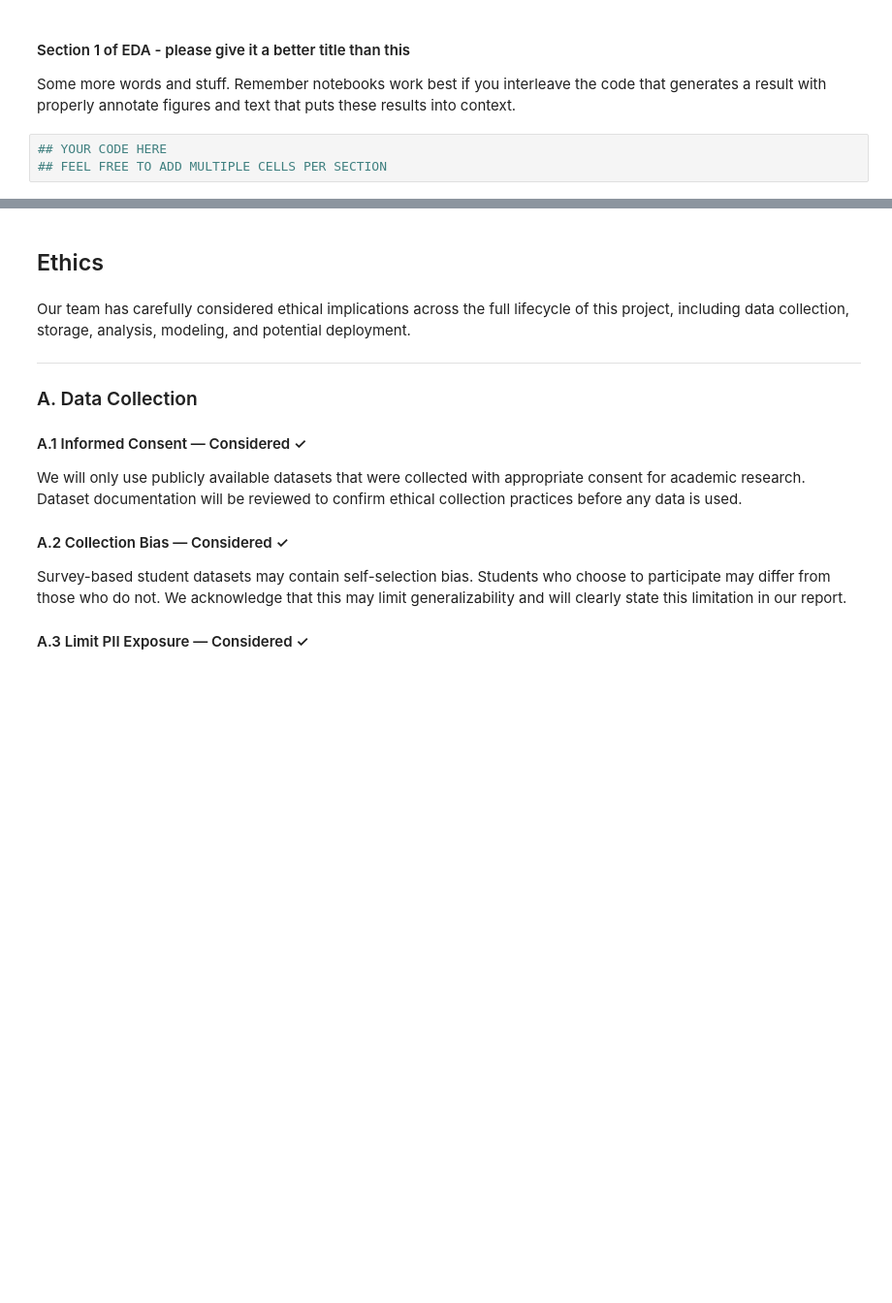
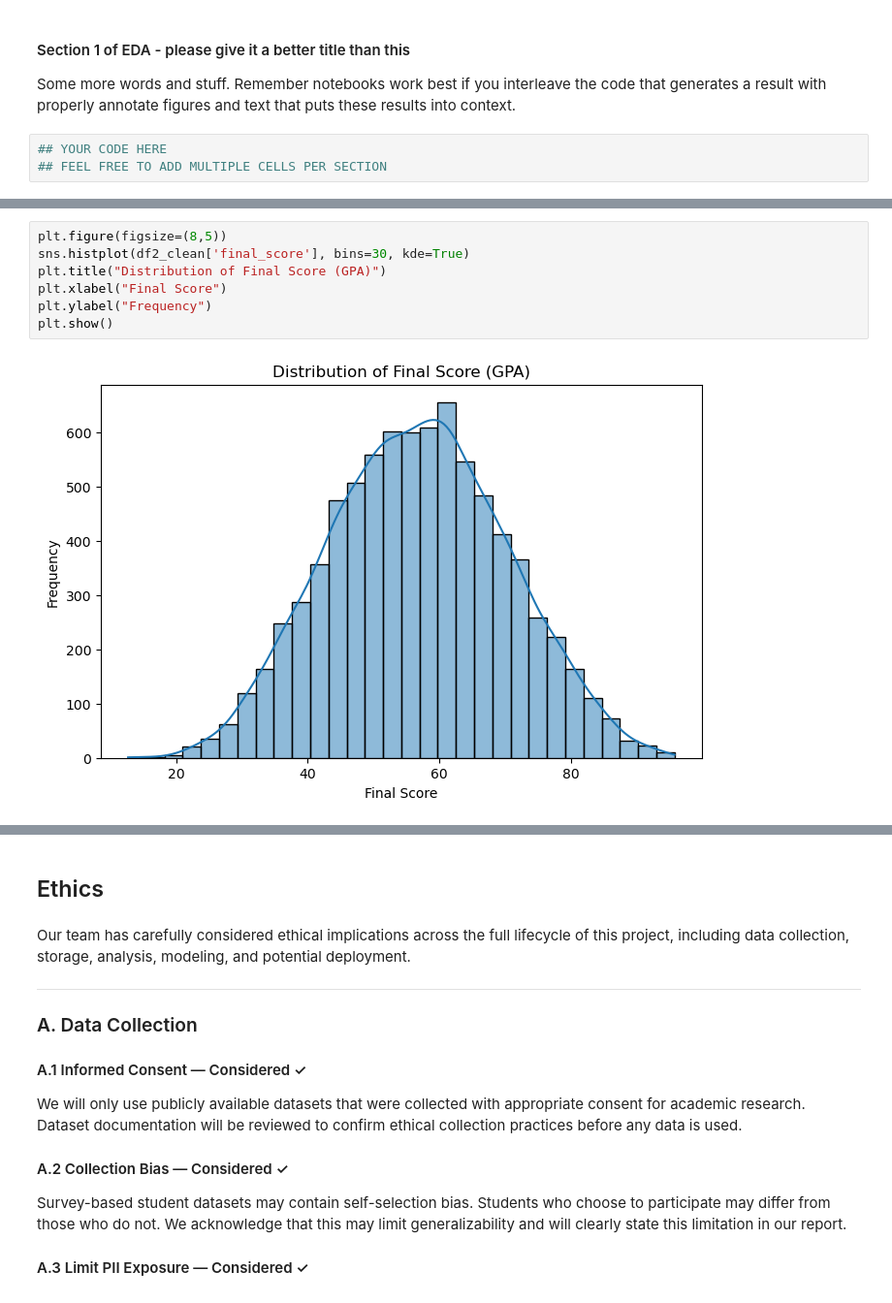
Before and after one commit to COGS108/Group016_WI26, a Jupyter notebook: 02-EDACheckpoint.ipynb, the cells around one changed output, grey strips where cells are left out. Shown at 97% size. Cells and saved outputs as stored; diff of their text form; blank space fills up the shorter version.

```diff
--- a/02-EDACheckpoint.ipynb
+++ b/02-EDACheckpoint.ipynb
@@ -483,0 +508,9 @@ Some more words and stuff.  Remember notebooks work best if you interleave the c
+# %%
+plt.figure(figsize=(8,5))
+sns.histplot(df2_clean['final_score'], bins=30, kde=True)
+plt.title("Distribution of Final Score (GPA)")
+plt.xlabel("Final Score")
+plt.ylabel("Frequency")
+plt.show()
+# %% [output]
+[figure, added]
```
Also changed, not shown: parts of 32 cells of this notebook.
